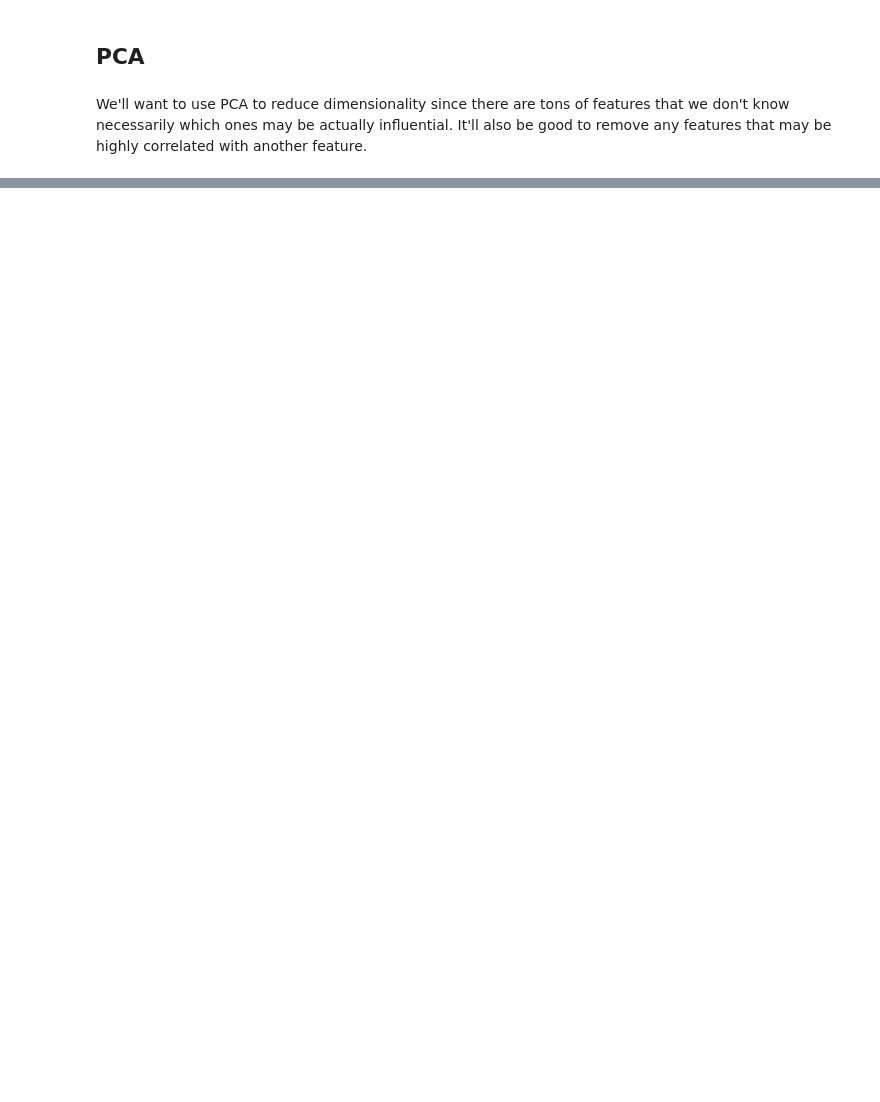
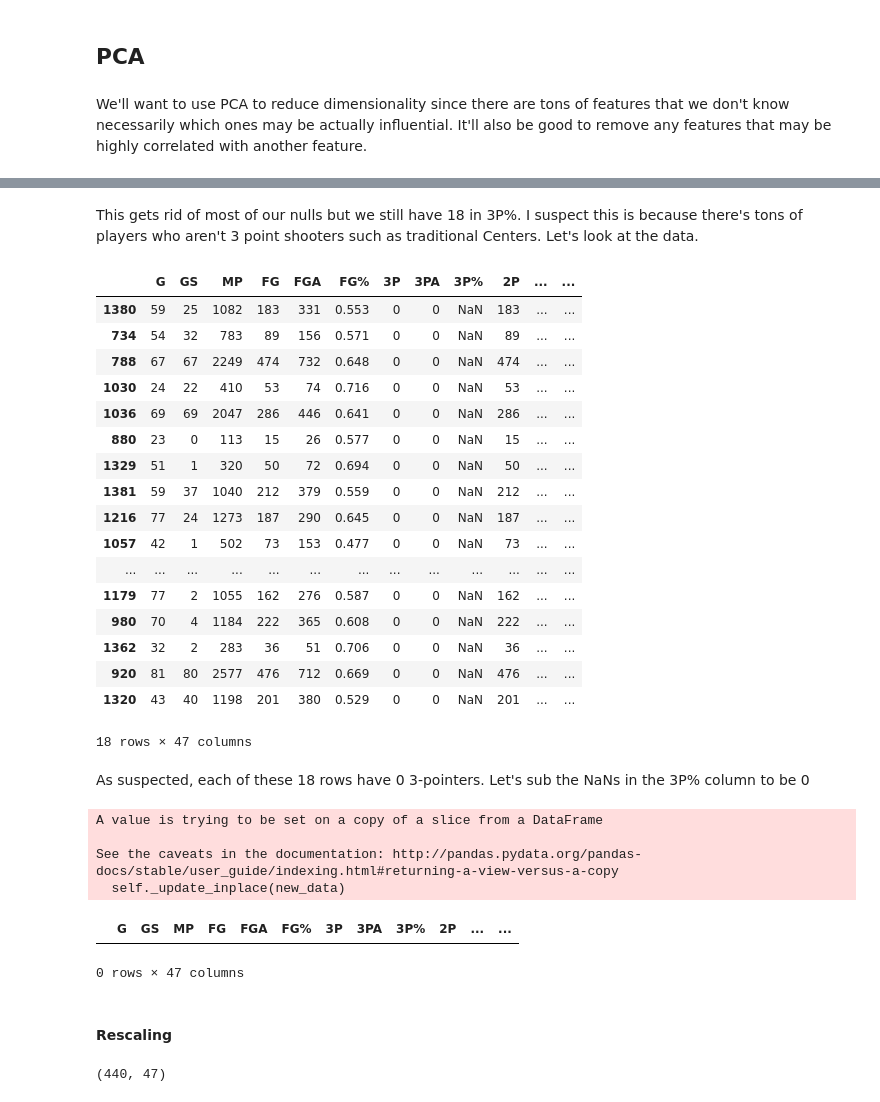
Before and after one commit to derek-y-lee/nba_player_selection, a Jupyter notebook: nbaPlayerClassify.ipynb, the cells around one changed output, grey strips where cells are left out. Saved outputs shown, nothing was run; the diff lists cells and outputs as text; code cells hidden in the pictures; blank space fills up the shorter version.

```diff
--- a/nbaPlayerClassify.ipynb
+++ b/nbaPlayerClassify.ipynb
@@ -309,0 +321,4 @@ We'll want to use PCA to reduce dimensionality since there are tons of features
+# %%
+drop = ['Player','Pos', 'Age', 'Tm']
+stats_train = full_dedup_final.drop(columns=drop)
+stats_train.head()
@@ -309,0 +335,4 @@ We'll want to use PCA to reduce dimensionality since there are tons of features
+# %%
+str_col = [col for col in stats_train.columns if stats_train[col].dtype=='object']
+# %%
+stats_train[str_col] = stats_train[str_col].apply(pd.to_numeric, errors='coerce')
@@ -309,0 +437,2 @@ We'll want to use PCA to reduce dimensionality since there are tons of features
+# %%
+stats_train = stats_train[stats_train.G > 15]
@@ -309,0 +459,41 @@ We'll want to use PCA to reduce dimensionality since there are tons of features
+# %% [markdown]
+This gets rid of most of our nulls but we still have 18 in 3P%. I suspect this is because there's tons of players who aren't 3 point shooters such as traditional Centers. Let's look at the data.
+# %%
+stats_train[stats_train['3P%'].isnull()]
+# %% [output]
+|  | G | GS | MP | FG | FGA | FG% | 3P | 3PA | 3P% | 2P | ... | ... |
+| 1380 | 59 | 25 | 1082 | 183 | 331 | 0.553 | 0 | 0 | NaN | 183 | ... | ... |
+| 734 | 54 | 32 | 783 | 89 | 156 | 0.571 | 0 | 0 | NaN | 89 | ... | ... |
+| 788 | 67 | 67 | 2249 | 474 | 732 | 0.648 | 0 | 0 | NaN | 474 | ... | ... |
+| 1030 | 24 | 22 | 410 | 53 | 74 | 0.716 | 0 | 0 | NaN | 53 | ... | ... |
+| 1036 | 69 | 69 | 2047 | 286 | 446 | 0.641 | 0 | 0 | NaN | 286 | ... | ... |
+| 880 | 23 | 0 | 113 | 15 | 26 | 0.577 | 0 | 0 | NaN | 15 | ... | ... |
+| 1329 | 51 | 1 | 320 | 50 | 72 | 0.694 | 0 | 0 | NaN | 50 | ... | ... |
+| 1381 | 59 | 37 | 1040 | 212 | 379 | 0.559 | 0 | 0 | NaN | 212 | ... | ... |
+| 1216 | 77 | 24 | 1273 | 187 | 290 | 0.645 | 0 | 0 | NaN | 187 | ... | ... |
+| 1057 | 42 | 1 | 502 | 73 | 153 | 0.477 | 0 | 0 | NaN | 73 | ... | ... |
+| ... | ... | ... | ... | ... | ... | ... | ... | ... | ... | ... | ... | ... |
+| 1179 | 77 | 2 | 1055 | 162 | 276 | 0.587 | 0 | 0 | NaN | 162 | ... | ... |
+| 980 | 70 | 4 | 1184 | 222 | 365 | 0.608 | 0 | 0 | NaN | 222 | ... | ... |
+| 1362 | 32 | 2 | 283 | 36 | 51 | 0.706 | 0 | 0 | NaN | 36 | ... | ... |
+| 920 | 81 | 80 | 2577 | 476 | 712 | 0.669 | 0 | 0 | NaN | 476 | ... | ... |
+| 1320 | 43 | 40 | 1198 | 201 | 380 | 0.529 | 0 | 0 | NaN | 201 | ... | ... |
+18 rows × 47 columns
+# %% [markdown]
+As suspected, each of these 18 rows have 0 3-pointers. Let's sub the NaNs in the 3P% column to be 0
+# %%
+# stats_train['3P%'] = stats_train['3P%'].fillna(0)
+
+stats_train.fillna({'3P%':0}, inplace=True)
+# %% [output]
+A value is trying to be set on a copy of a slice from a DataFrame
+
+See the caveats in the documentation: http://pandas.pydata.org/pandas-docs/stable/user_guide/indexing.html#returning-a-view-versus-a-copy
+  self._update_inplace(new_data)
+# %%
+stats_train[stats_train['3P%'].isnull()]
+# %% [output]
+|  | G | GS | MP | FG | FGA | FG% | 3P | 3PA | 3P% | 2P | ... | ... |
+0 rows × 47 columns
+# %% [markdown]
+#### Rescaling
@@ -309,0 +518,4 @@ We'll want to use PCA to reduce dimensionality since there are tons of features
+# %%
+stats_scaled.shape
+# %% [output]
+(440, 47)
```
Also changed, not shown: parts of 32 cells of this notebook.
